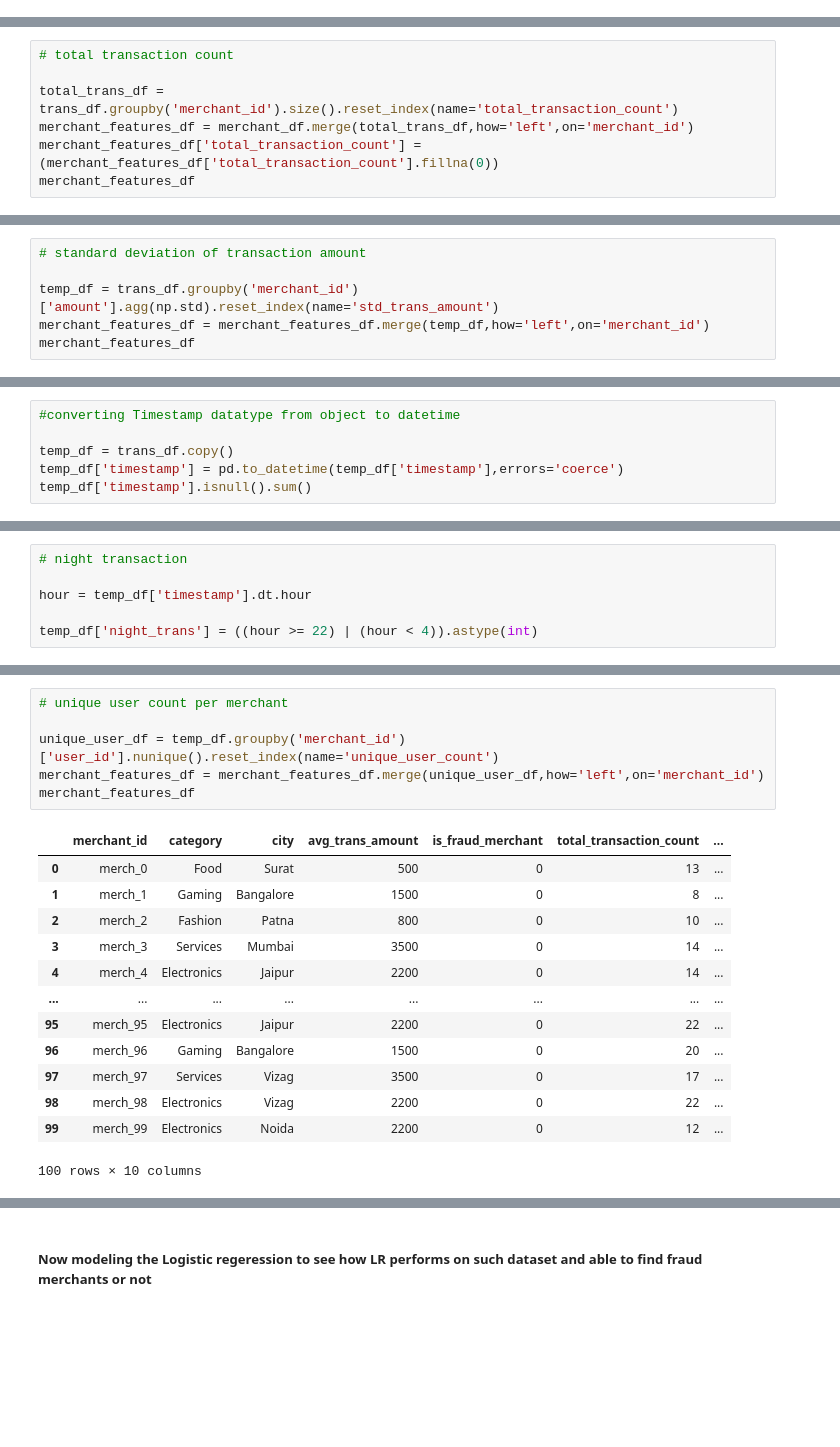
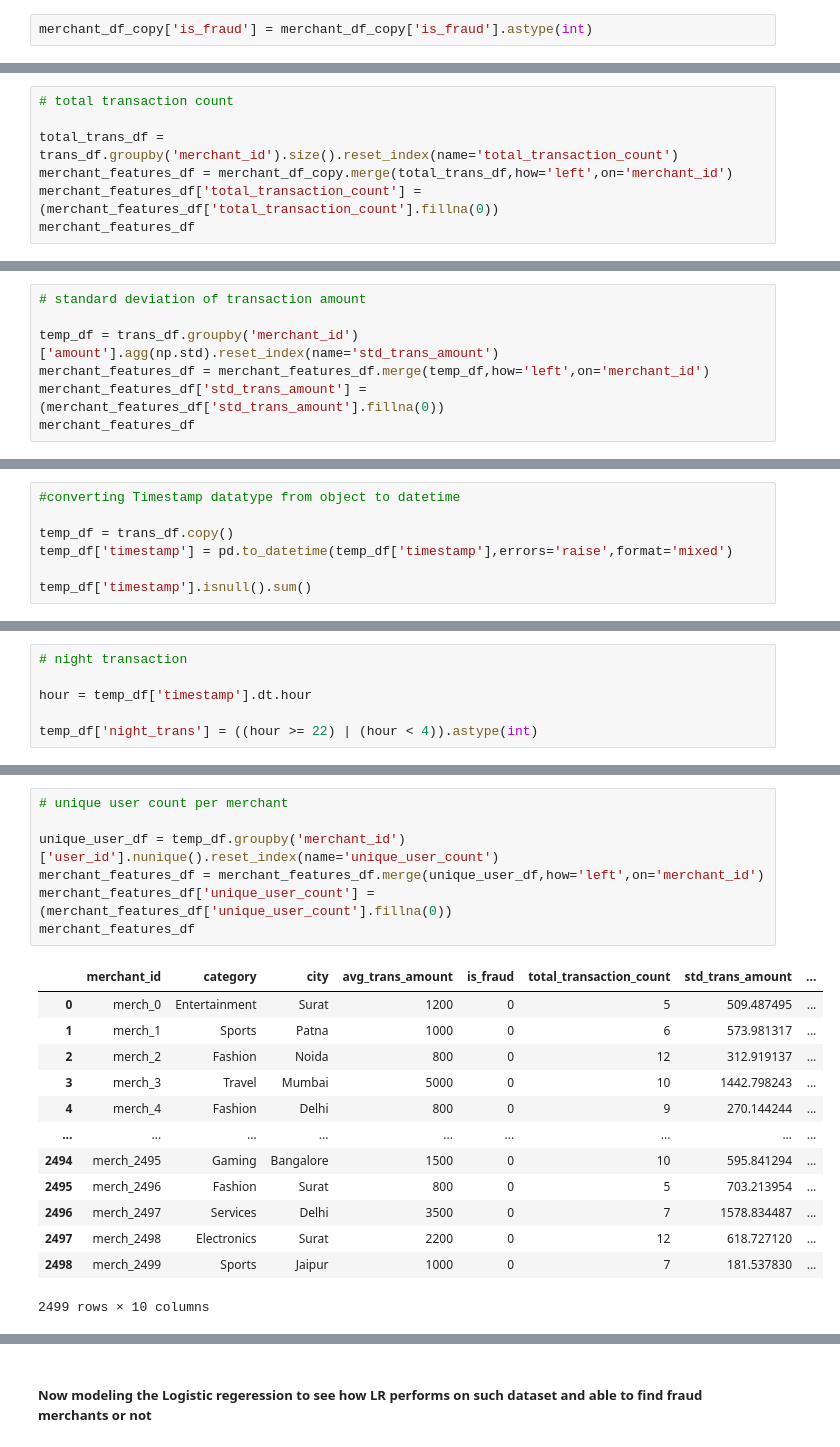
Before and after one commit to 1akashraj1/fintech-merchant-risk-gnn, a Jupyter notebook: notebooks/01_eda.ipynb, the cells around one changed output, grey strips where cells are left out. Drawn from its saved outputs; the diff is of its cells as text; blank space fills up the shorter version.

```diff
--- a/notebooks/01_eda.ipynb
+++ b/notebooks/01_eda.ipynb
@@ -152,0 +178,2 @@ Now I'll create a dataframe with transactions and merchants which will have belo
+# %%
+merchant_df_copy['is_fraud'] = merchant_df_copy['is_fraud'].astype(int)
@@ -154,7 +196,7 @@ Now I'll create a dataframe with transactions and merchants which will have belo
 # total transaction count
 
 total_trans_df = trans_df.groupby('merchant_id').size().reset_index(name='total_transaction_count')
-merchant_features_df = merchant_df.merge(total_trans_df,how='left',on='merchant_id')
+merchant_features_df = merchant_df_copy.merge(total_trans_df,how='left',on='merchant_id')
 merchant_features_df['total_transaction_count'] = (merchant_features_df['total_transaction_count'].fillna(0))
 merchant_features_df
 # %% [output]
@@ -176,5 +218,6 @@ merchant_features_df
 
 temp_df = trans_df.groupby('merchant_id')['amount'].agg(np.std).reset_index(name='std_trans_amount')
 merchant_features_df = merchant_features_df.merge(temp_df,how='left',on='merchant_id')
+merchant_features_df['std_trans_amount'] = (merchant_features_df['std_trans_amount'].fillna(0))
 merchant_features_df
 # %% [output]
@@ -195,7 +238,8 @@ merchant_features_df
 #converting Timestamp datatype from object to datetime
 
 temp_df = trans_df.copy()
-temp_df['timestamp'] = pd.to_datetime(temp_df['timestamp'],errors='coerce')
+temp_df['timestamp'] = pd.to_datetime(temp_df['timestamp'],errors='raise',format='mixed')
+
 temp_df['timestamp'].isnull().sum()
 # %% [output]
 np.int64(0)
@@ -264,21 +308,22 @@ merchant_features_df
 # %%
 # unique user count per merchant
 
 unique_user_df = temp_df.groupby('merchant_id')['user_id'].nunique().reset_index(name='unique_user_count')
 merchant_features_df = merchant_features_df.merge(unique_user_df,how='left',on='merchant_id')
+merchant_features_df['unique_user_count'] = (merchant_features_df['unique_user_count'].fillna(0))
 merchant_features_df
 # %% [output]
-|  | merchant_id | category | city | avg_trans_amount | is_fraud_merchant | total_transaction_count | ... |
-| 0 | merch_0 | Food | Surat | 500 | 0 | 13 | ... |
-| 1 | merch_1 | Gaming | Bangalore | 1500 | 0 | 8 | ... |
-| 2 | merch_2 | Fashion | Patna | 800 | 0 | 10 | ... |
-| 3 | merch_3 | Services | Mumbai | 3500 | 0 | 14 | ... |
-| 4 | merch_4 | Electronics | Jaipur | 2200 | 0 | 14 | ... |
-| ... | ... | ... | ... | ... | ... | ... | ... |
-| 95 | merch_95 | Electronics | Jaipur | 2200 | 0 | 22 | ... |
-| 96 | merch_96 | Gaming | Bangalore | 1500 | 0 | 20 | ... |
-| 97 | merch_97 | Services | Vizag | 3500 | 0 | 17 | ... |
-| 98 | merch_98 | Electronics | Vizag | 2200 | 0 | 22 | ... |
-| 99 | merch_99 | Electronics | Noida | 2200 | 0 | 12 | ... |
+|  | merchant_id | category | city | avg_trans_amount | is_fraud | total_transaction_count | std_trans_amount | ... |
+| 0 | merch_0 | Entertainment | Surat | 1200 | 0 | 5 | 509.487495 | ... |
+| 1 | merch_1 | Sports | Patna | 1000 | 0 | 6 | 573.981317 | ... |
+| 2 | merch_2 | Fashion | Noida | 800 | 0 | 12 | 312.919137 | ... |
+| 3 | merch_3 | Travel | Mumbai | 5000 | 0 | 10 | 1442.798243 | ... |
+| 4 | merch_4 | Fashion | Delhi | 800 | 0 | 9 | 270.144244 | ... |
+| ... | ... | ... | ... | ... | ... | ... | ... | ... |
+| 2494 | merch_2495 | Gaming | Bangalore | 1500 | 0 | 10 | 595.841294 | ... |
+| 2495 | merch_2496 | Fashion | Surat | 800 | 0 | 5 | 703.213954 | ... |
+| 2496 | merch_2497 | Services | Delhi | 3500 | 0 | 7 | 1578.834487 | ... |
+| 2497 | merch_2498 | Electronics | Surat | 2200 | 0 | 12 | 618.727120 | ... |
+| 2498 | merch_2499 | Sports | Jaipur | 1000 | 0 | 7 | 181.537830 | ... |
-100 rows × 10 columns
+2499 rows × 10 columns
 # %%
```
Also changed, not shown: parts of 35 cells of this notebook, 5 other files.
